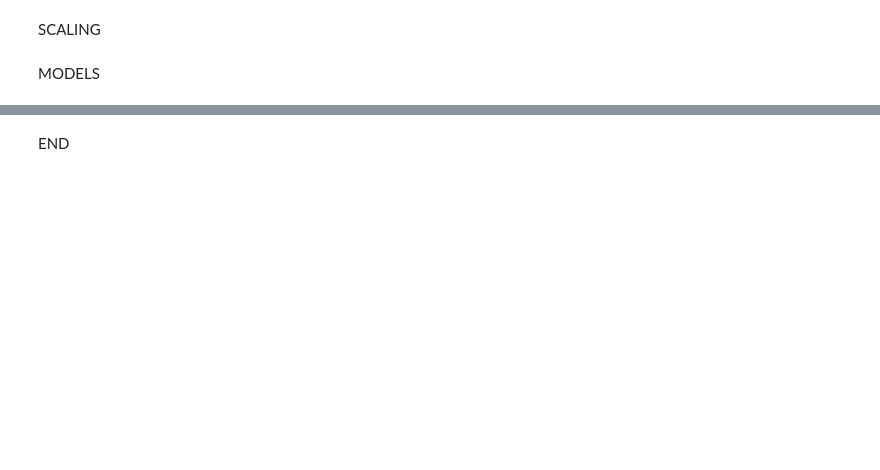
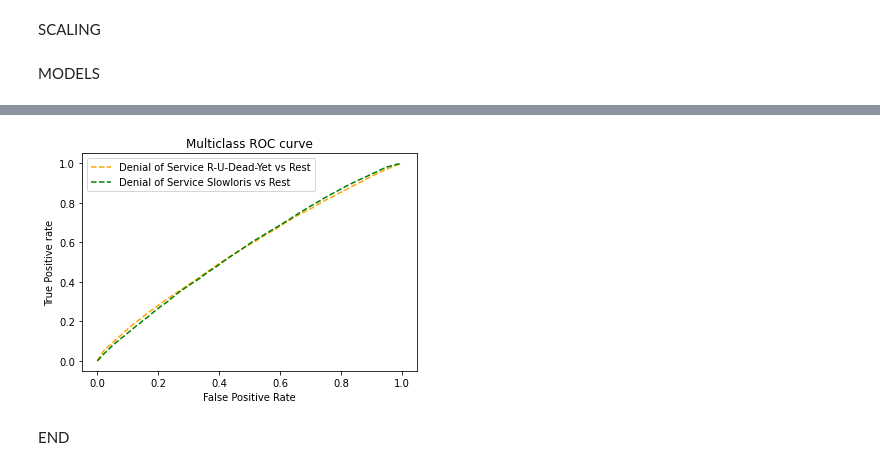
Before and after one commit to iconicmajo/Proyecto2-SDS, a Jupyter notebook: models.ipynb, the cells around one changed output, grey strips where cells are left out. Saved outputs shown, nothing was run; the diff lists cells and outputs as text; code cells hidden in the pictures; blank space fills up the shorter version.

```diff
--- a/models.ipynb
+++ b/models.ipynb
@@ -105,3 +154,23 @@ from scikitplot.metrics import plot_roc
+# %%
+def plot_roc_curve(model,X_test,y_test,is_xgb=False):
+    n_classes = 2
+    fpr = dict()
+    tpr = dict()
+    for i in range(n_classes):
+        if is_xgb:
+            preds = model.predict(X_test)
+            fpr[i], tpr[i], _ = roc_curve(y_test, [1.0 - f for f in preds], pos_label=i)
+        else:
+            fpr[i], tpr[i], _ = roc_curve(y_test, model.predict_proba(X_test)[:,i], pos_label=i)
+
+    plt.plot(fpr[0], tpr[0], linestyle='--',color='orange', label='Denial of Service R-U-Dead-Yet vs Rest')
+    plt.plot(fpr[1], tpr[1], linestyle='--',color='green', label='Denial of Service Slowloris vs Rest')
+
+    plt.title('Multiclass ROC curve')
+    plt.xlabel('False Positive Rate')
+    plt.ylabel('True Positive rate')
+    plt.legend(loc='best')
+    plt.savefig('Multiclass ROC',dpi=300)
 # %%
 ## function for plotting confusion matrix in a more comprehensive format
 def plot_confusion_matrix(matrix, title):
@@ -212,2 +350,6 @@ plt.show()
+# %%
+plot_roc_curve(model2, xtest_clean, ytest_clean, False)
+# %% [output]
+[figure, added]
 # %% [markdown]
 END
```
Also changed, not shown: parts of 22 cells of this notebook, 2 other files.
